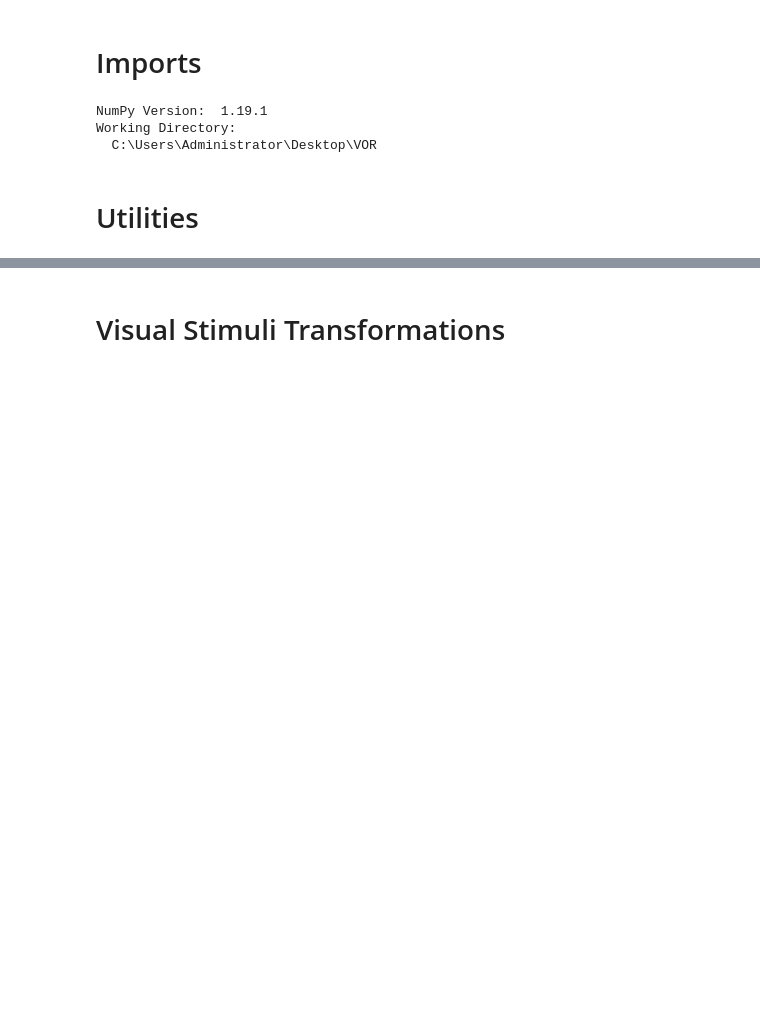
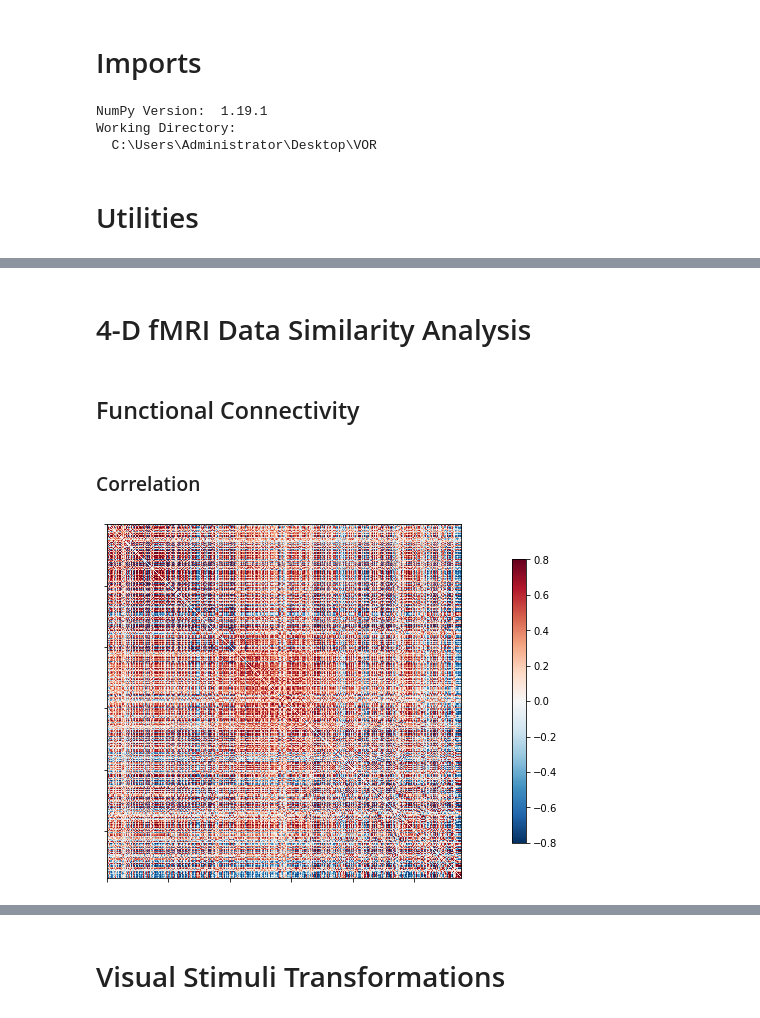
Before and after one commit to cankocagil/Cognitive-Computational-Modelling-for-Spatio-Temporal-fMRI-in-Ventral-Temporal-Cortex, a Jupyter notebook: CompNeuro_2021-2022_Final_Project.ipynb, the cells around one changed output, grey strips where cells are left out. Drawn from its saved outputs; the diff is of its cells as text; code cells hidden in the pictures; blank space fills up the shorter version.

```diff
--- a/CompNeuro_2021-2022_Final_Project.ipynb
+++ b/CompNeuro_2021-2022_Final_Project.ipynb
@@ -373,0 +543,4 @@ UsageError: %%time is a cell magic, but the cell body is empty. Did you mean the
+# %%
+# Load behavioral information
+behavioral = pd.read_csv(haxby_dataset.session_target[0], delimiter=' ')
+behavioral.head()
@@ -373,0 +581,15 @@ UsageError: %%time is a cell magic, but the cell body is empty. Did you mean the
+# %%
+# Creating conditional categories:
+conditions = behavioral['labels']
+
+# We ignore rest condition:
+condition_mask = conditions.isin(stimuli_categories).tolist()
+
+
+fmri_niimgs = index_img(fmri_filename, condition_mask)
+
+conditions = conditions[condition_mask]
+
+# Convert to numpy array
+conditions = conditions.values
+print(conditions.shape)
@@ -373,0 +612,13 @@ UsageError: %%time is a cell magic, but the cell body is empty. Did you mean the
+# %%
+for subject_id in range(num_subjects):
+    label = pd.read_csv(haxby_dataset.session_target[subject_id], delimiter=' ')
+
+    # Creating conditional categories:
+    conditions = behavioral['labels']
+
+    condition_mask = conditions.isin(stimuli_categories).tolist()
+    conditions = conditions[condition_mask]
+
+    # Convert to numpy array
+    conditions = conditions.values
+    print(conditions.shape)
@@ -373,0 +707,21 @@ UsageError: %%time is a cell magic, but the cell body is empty. Did you mean the
+# %%
+# Loading:
+fmri_imgs_mat, masks, categories = load('fMRI_data'), load('masked_data'), load('labels')
+# %% [markdown]
+# 4-D fMRI Data Similarity Analysis
+# %% [markdown]
+## Functional Connectivity
+# %% [markdown]
+### Correlation
+# %%
+from nilearn.connectome import ConnectivityMeasure
+correlation_measure = ConnectivityMeasure(kind='correlation')
+correlation_matrix = correlation_measure.fit_transform([masks[subject_id]])[0]
+
+# Mask out the major diagonal
+np.fill_diagonal(correlation_matrix, 0)
+plotting.plot_matrix(correlation_matrix, colorbar=True,
+                     vmax=0.8, vmin=-0.8)
+plotting.show()
+# %% [output]
+[figure, added]
```
Also changed, not shown: parts of 85 cells of this notebook, 15 other files.
